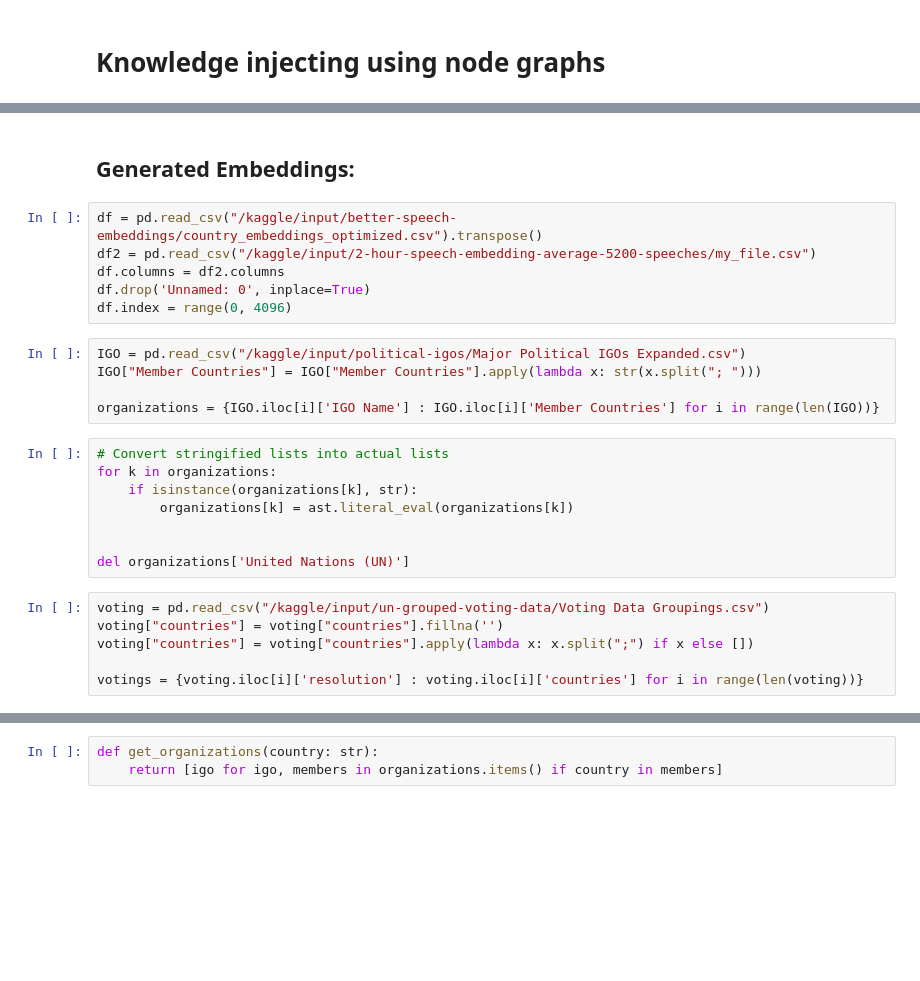
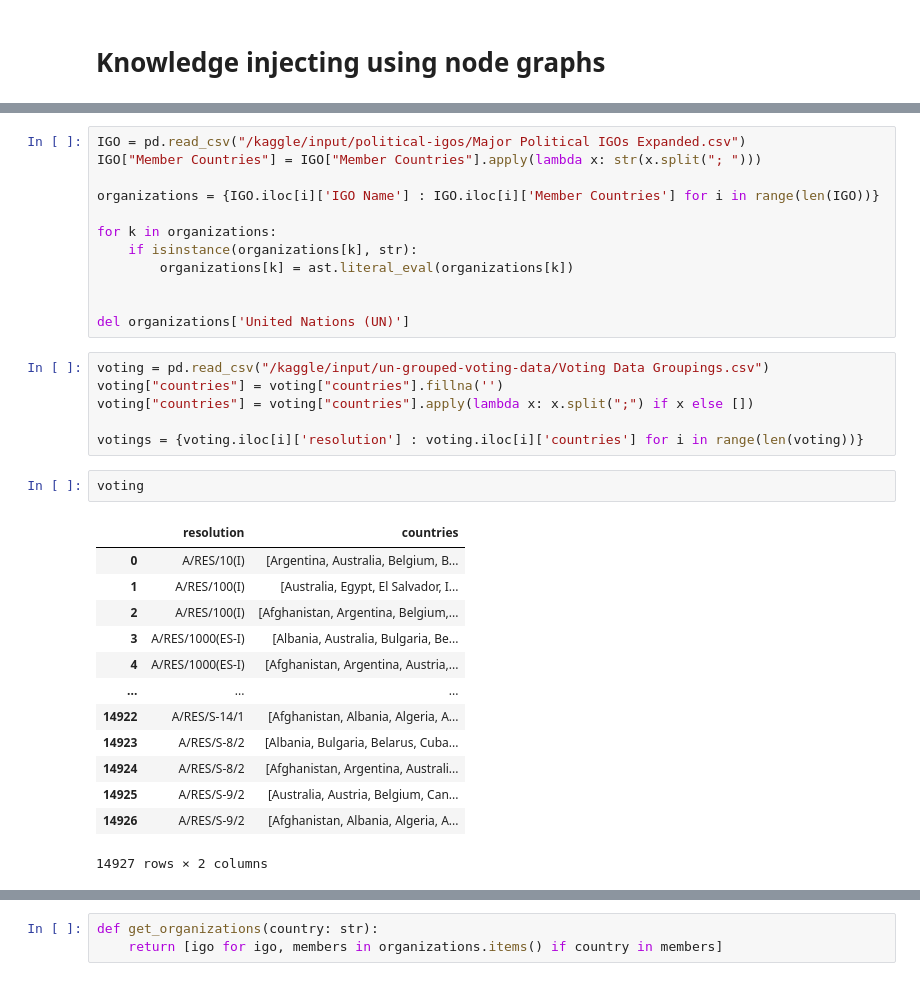
Before and after one commit to IWonderTheFirst/mun, a Jupyter notebook: policy.ipynb, the cells around one changed output, grey strips where cells are left out. Cells and saved outputs as stored; diff of their text form; blank space fills up the shorter version.

Commit message:
Kaggle Notebook | MUN policy embeddings | Version 20

```diff
--- a/policy.ipynb
+++ b/policy.ipynb
@@ -227,27 +222,34 @@ data.head()
-# %% [markdown]
-## Generated Embeddings:
-# %%
-df = pd.read_csv("/kaggle/input/better-speech-embeddings/country_embeddings_optimized.csv").transpose()
-df2 = pd.read_csv("/kaggle/input/2-hour-speech-embedding-average-5200-speeches/my_file.csv")
-df.columns = df2.columns
-df.drop('Unnamed: 0', inplace=True)
-df.index = range(0, 4096)
 # %%
 IGO = pd.read_csv("/kaggle/input/political-igos/Major Political IGOs Expanded.csv")
 IGO["Member Countries"] = IGO["Member Countries"].apply(lambda x: str(x.split("; ")))
 
 organizations = {IGO.iloc[i]['IGO Name'] : IGO.iloc[i]['Member Countries'] for i in range(len(IGO))}
+
+for k in organizations:
+    if isinstance(organizations[k], str):
+        organizations[k] = ast.literal_eval(organizations[k])
+
+
+del organizations['United Nations (UN)']
-# %%
-# Convert stringified lists into actual lists
-for k in organizations:
-    if isinstance(organizations[k], str):
-        organizations[k] = ast.literal_eval(organizations[k])
-
-
-del organizations['United Nations (UN)']
 # %%
 voting = pd.read_csv("/kaggle/input/un-grouped-voting-data/Voting Data Groupings.csv")
 voting["countries"] = voting["countries"].fillna('')
 voting["countries"] = voting["countries"].apply(lambda x: x.split(";") if x else [])
 
 votings = {voting.iloc[i]['resolution'] : voting.iloc[i]['countries'] for i in range(len(voting))}
+# %%
+voting
+# %% [output]
+|  | resolution | countries |
+| 0 | A/RES/10(I) | [Argentina, Australia, Belgium, B... |
+| 1 | A/RES/100(I) | [Australia, Egypt, El Salvador, I... |
+| 2 | A/RES/100(I) | [Afghanistan, Argentina, Belgium,... |
+| 3 | A/RES/1000(ES-I) | [Albania, Australia, Bulgaria, Be... |
+| 4 | A/RES/1000(ES-I) | [Afghanistan, Argentina, Austria,... |
+| ... | ... | ... |
+| 14922 | A/RES/S-14/1 | [Afghanistan, Albania, Algeria, A... |
+| 14923 | A/RES/S-8/2 | [Albania, Bulgaria, Belarus, Cuba... |
+| 14924 | A/RES/S-8/2 | [Afghanistan, Argentina, Australi... |
+| 14925 | A/RES/S-9/2 | [Australia, Austria, Belgium, Can... |
+| 14926 | A/RES/S-9/2 | [Afghanistan, Albania, Algeria, A... |
+14927 rows × 2 columns
```
Also changed, not shown: parts of 19 cells of this notebook.
